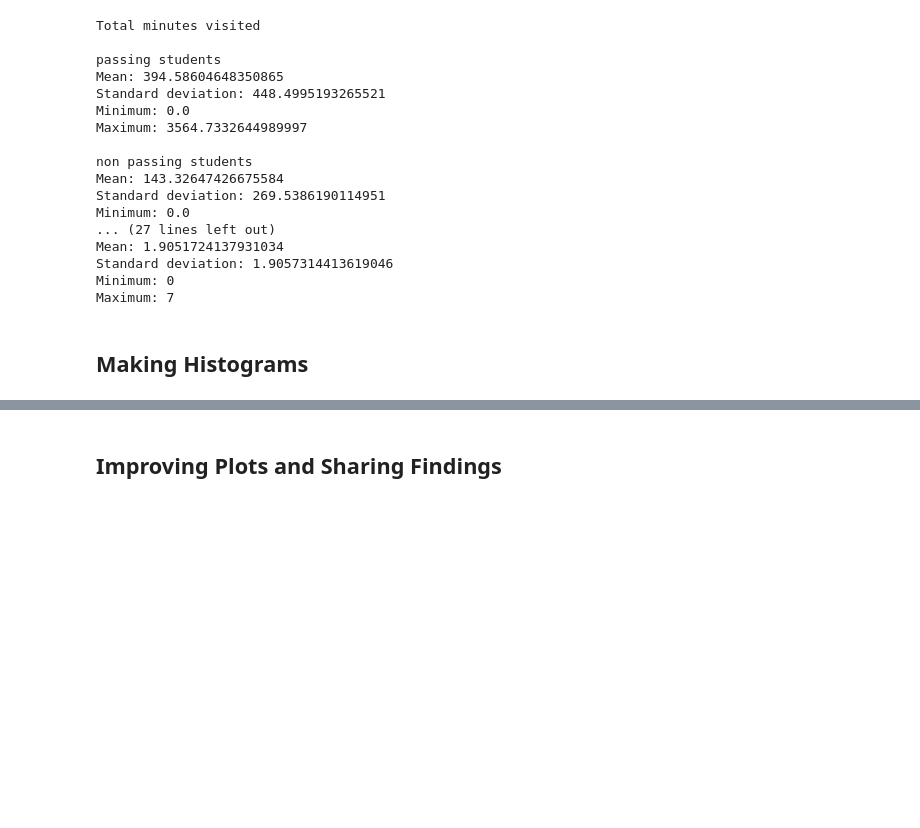
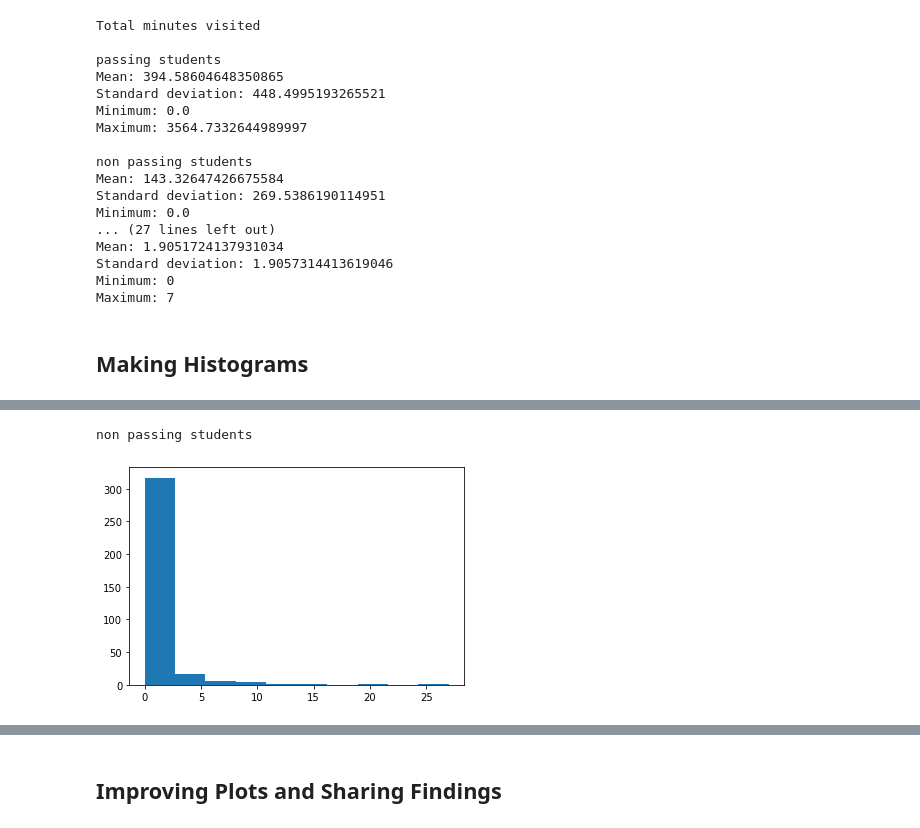
Before and after one commit to bhupendpatil/Practice, a Jupyter notebook: Data Analysis/DataAnalysisProcess/L1_Starter_Code.ipynb, the cells around one changed output, grey strips where cells are left out. Saved outputs shown, nothing was run; the diff lists cells and outputs as text; code cells hidden in the pictures; blank space fills up the shorter version.

```diff
--- a/Data Analysis/DataAnalysisProcess/L1_Starter_Code.ipynb
+++ b/Data Analysis/DataAnalysisProcess/L1_Starter_Code.ipynb
@@ -552,0 +585,7 @@ Maximum: 7
+# %%
+
+print("\nnon passing students")
+print_histogram(list(non_passing_students_lessons.values()))
+# %% [output]
+non passing students
+[figure, added]
```
Also changed, not shown: parts of 5 cells of this notebook.
